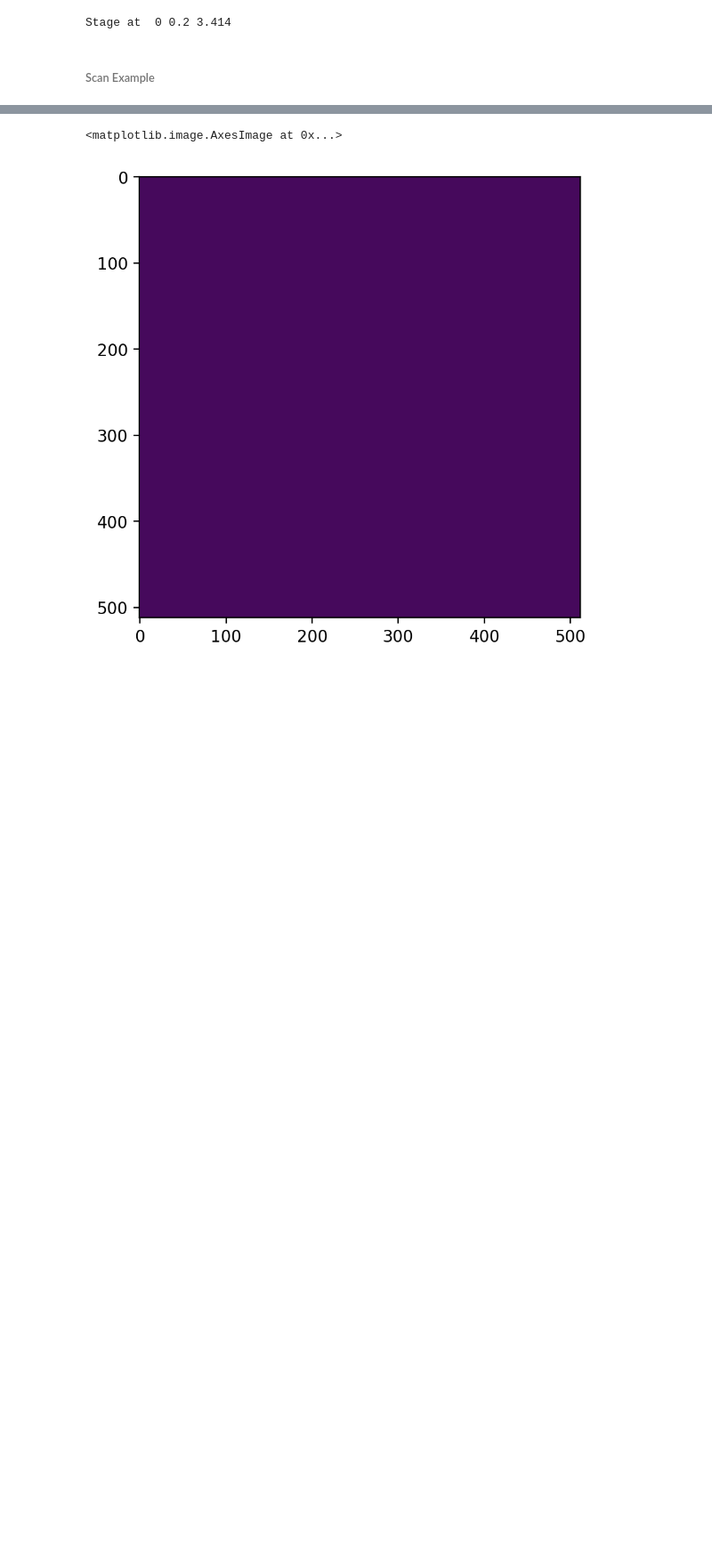
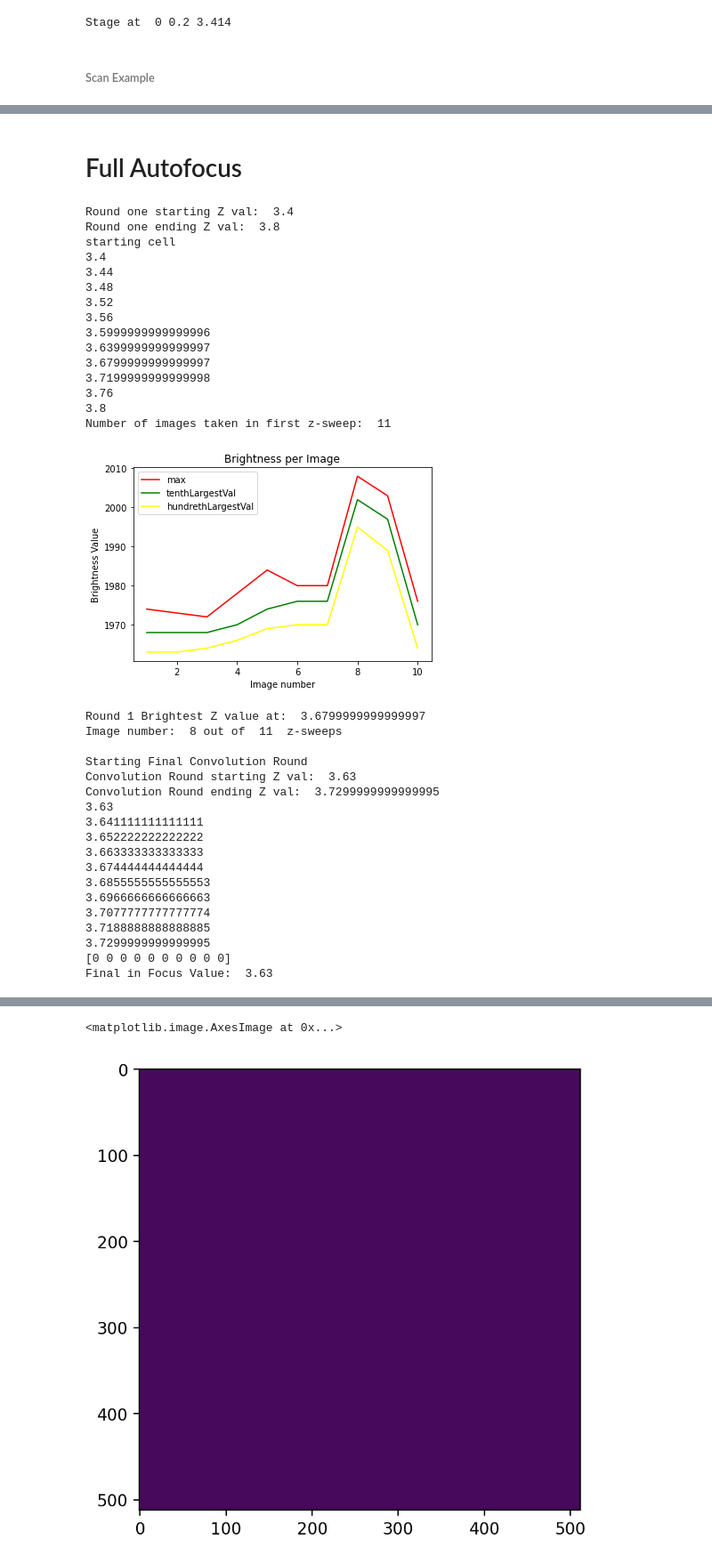
Before and after one commit to UTA-REST/MicroscopeControlSuite, a Jupyter notebook: ExampleHamAndStage.ipynb, the cells around one changed output, grey strips where cells are left out. Shown at 89% size. Drawn from its saved outputs; the diff is of its cells as text; code cells hidden in the pictures; blank space fills up the shorter version.

```diff
--- a/ExampleHamAndStage.ipynb
+++ b/ExampleHamAndStage.ipynb
@@ -504 +323,53 @@ def main(pics, zVals):
+# %% [markdown]
+# Full Autofocus
+# %%
+import CombinedAFMaster
+from CombinedAFMaster import CombinedAFMaster
+focussingles = CombinedAFMaster(cam, stg)
+
+roundOneStartZVal = 3.4
+roundOneEndZVal = 3.8
+
+#do one more than what you need because the first image gets
+#intentionally deleted due to brightness caused by moving slide back to a low z value
+numSweepsFirstRound = 31
+
+numSweepsConvolution = 100
+
+focussingles.main(roundOneStartZVal, roundOneEndZVal, numSweepsFirstRound, numSweepsConvolution)
+# %% [output]
+Round one starting Z val:  3.4
+Round one ending Z val:  3.8
+starting cell
+3.4
+3.44
+3.48
+3.52
+3.56
+3.5999999999999996
+3.6399999999999997
+3.6799999999999997
+3.7199999999999998
+3.76
+3.8
+Number of images taken in first z-sweep:  11
+[figure, added]
+Round 1 Brightest Z value at:  3.6799999999999997
+Image number:  8 out of  11  z-sweeps
+
+Starting Final Convolution Round
+Convolution Round starting Z val:  3.63
+Convolution Round ending Z val:  3.7299999999999995
+3.63
+3.641111111111111
+3.652222222222222
+3.663333333333333
+3.674444444444444
+3.6855555555555553
+3.6966666666666663
+3.7077777777777774
+3.7188888888888885
+3.7299999999999995
+[0 0 0 0 0 0 0 0 0 0]
+Final in Focus Value:  3.63
 # %%
```
Also changed, not shown: parts of 17 cells of this notebook, 5 other files.
